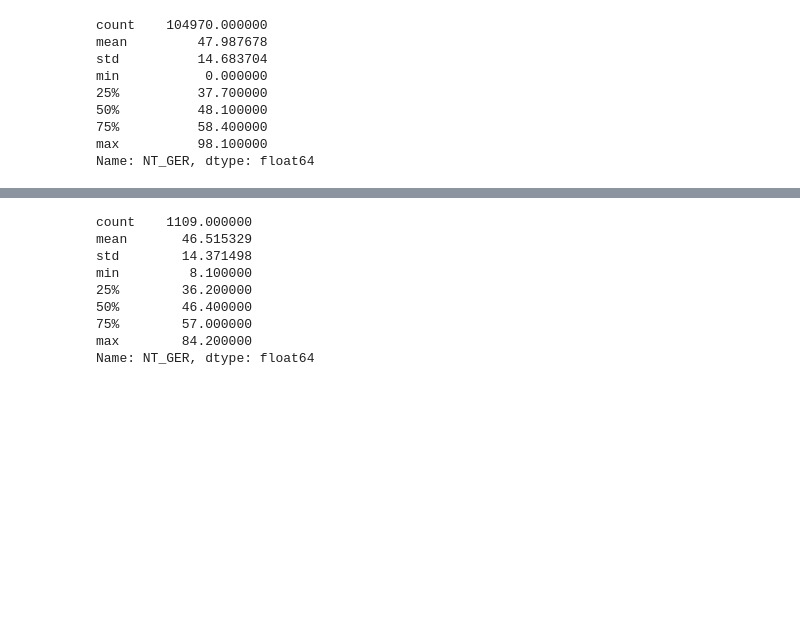
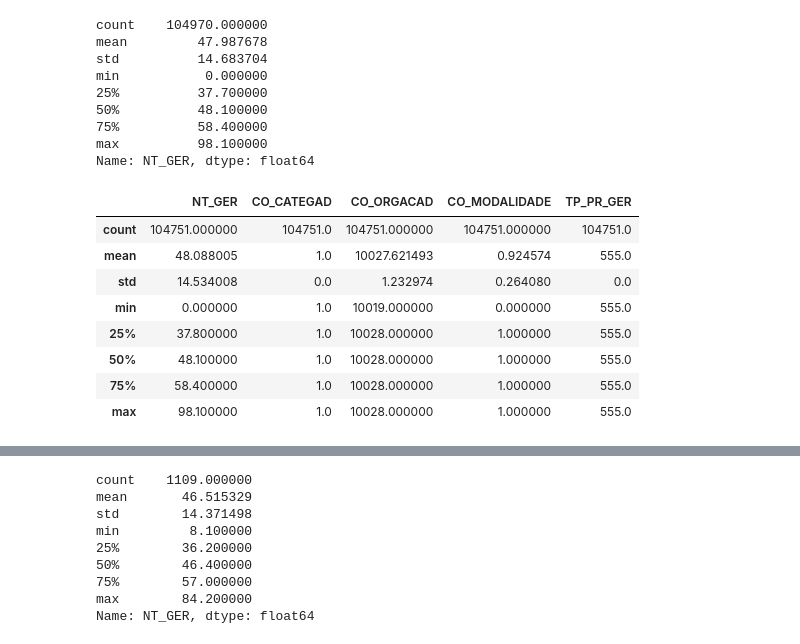
Before and after one commit to nayaras/topicosIC-1, a Jupyter notebook: enade.ipynb, the cells around one changed output, grey strips where cells are left out. Saved outputs shown, nothing was run; the diff lists cells and outputs as text; code cells hidden in the pictures; blank space fills up the shorter version.

```diff
--- a/enade.ipynb
+++ b/enade.ipynb
@@ -184,5 +176,19 @@ min           0.000000
 75%          58.400000
 max          98.100000
 Name: NT_GER, dtype: float64
+# %%
+#Tipo de presença na prova - 555 = Participação com respostas válidas na prova
+fedPresencial1 = federal[federal['TP_PR_GER']==555]
+fedPresencial1.describe()
+# %% [output]
+|  | NT_GER | CO_CATEGAD | CO_ORGACAD | CO_MODALIDADE | TP_PR_GER |
+| count | 104751.000000 | 104751.0 | 104751.000000 | 104751.000000 | 104751.0 |
+| mean | 48.088005 | 1.0 | 10027.621493 | 0.924574 | 555.0 |
+| std | 14.534008 | 0.0 | 1.232974 | 0.264080 | 0.0 |
+| min | 0.000000 | 1.0 | 10019.000000 | 0.000000 | 555.0 |
+| 25% | 37.800000 | 1.0 | 10028.000000 | 1.000000 | 555.0 |
+| 50% | 48.100000 | 1.0 | 10028.000000 | 1.000000 | 555.0 |
+| 75% | 58.400000 | 1.0 | 10028.000000 | 1.000000 | 555.0 |
+| max | 98.100000 | 1.0 | 10028.000000 | 1.000000 | 555.0 |
 # %%
 #da modalidade presencial
```
Also changed, not shown: parts of 11 cells of this notebook.
